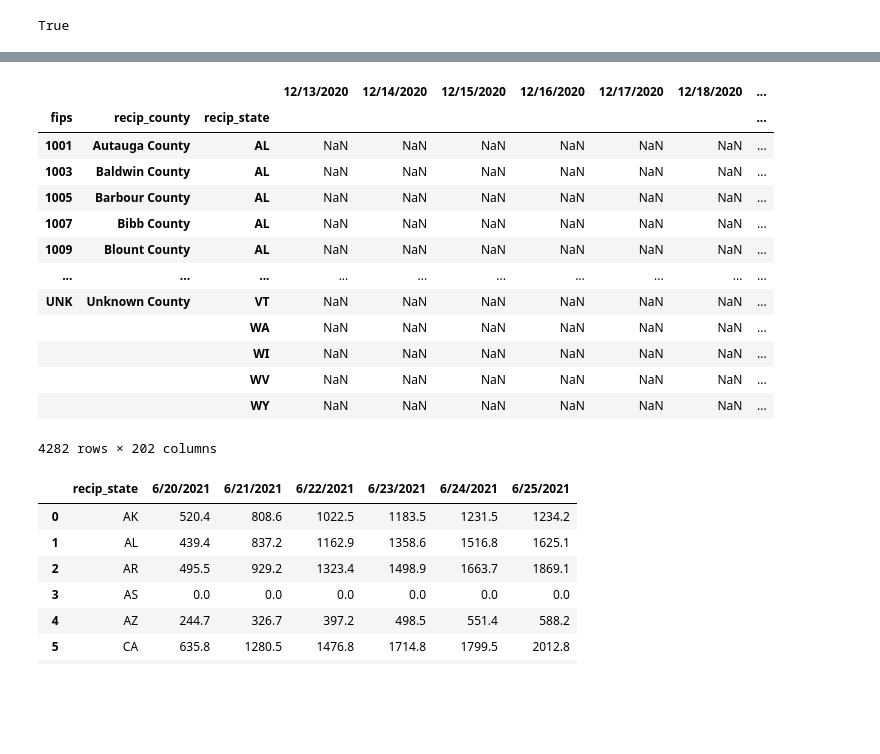
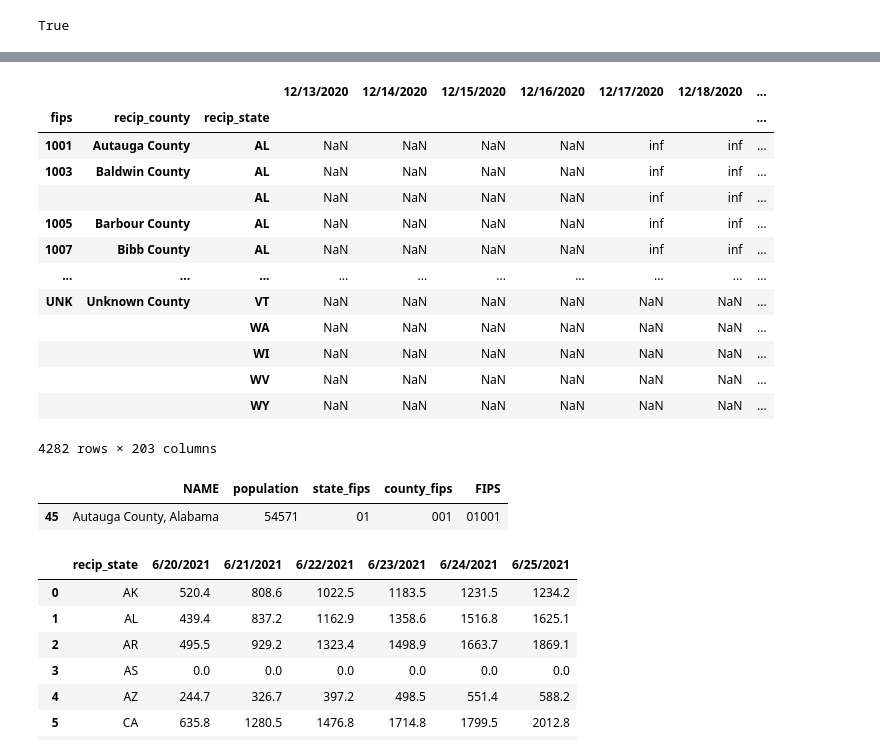
Before and after one commit to mcdomx/marks-covid-tracker, a Jupyter notebook: tracker/notebooks/tracker_notebook.ipynb, the cells around one changed output, grey strips where cells are left out. Cells and saved outputs as stored; diff of their text form; code cells hidden in the pictures; blank space fills up the shorter version.

Commit message:
vax data notebook update

```diff
--- a/tracker/notebooks/tracker_notebook.ipynb
+++ b/tracker/notebooks/tracker_notebook.ipynb
@@ -164,3 +164,5 @@ FILE_PATH_VAXDATA = os.path.join('..', 'covid_tracker', 'data', 'vaccinations')
 os.path.isdir(FILE_PATH_VAXDATA)
 # %% [output]
 True
+# %%
+c = Census(os.getenv("CENSUS_API_KEY"), year=2010)
@@ -348,4 +435,4 @@ class Vax_Data:
 
         return _df
 # %%
-vd = Vax_Data()
+vd = Vax_Data(verbose=True)
@@ -355,17 +500,18 @@ _yes = vd.get_df('series_complete_yes', detailed=True)
 # %%
-(_yes/_pct).round(decimals=0)
+# calculation population
+(_yes/_pct).round(decimals=0).fillna(method='bfill')
 # %% [output]
 |  |  |  | 12/13/2020 | 12/14/2020 | 12/15/2020 | 12/16/2020 | 12/17/2020 | 12/18/2020 | ... |
 | fips | recip_county | recip_state |  |  |  |  |  |  | ... |
-| 1001 | Autauga County | AL | NaN | NaN | NaN | NaN | NaN | NaN | ... |
-| 1003 | Baldwin County | AL | NaN | NaN | NaN | NaN | NaN | NaN | ... |
-| 1005 | Barbour County | AL | NaN | NaN | NaN | NaN | NaN | NaN | ... |
-| 1007 | Bibb County | AL | NaN | NaN | NaN | NaN | NaN | NaN | ... |
-| 1009 | Blount County | AL | NaN | NaN | NaN | NaN | NaN | NaN | ... |
+| 1001 | Autauga County | AL | NaN | NaN | NaN | NaN | inf | inf | ... |
+| 1003 | Baldwin County | AL | NaN | NaN | NaN | NaN | inf | inf | ... |
+|  |  | AL | NaN | NaN | NaN | NaN | inf | inf | ... |
+| 1005 | Barbour County | AL | NaN | NaN | NaN | NaN | inf | inf | ... |
+| 1007 | Bibb County | AL | NaN | NaN | NaN | NaN | inf | inf | ... |
 | ... | ... | ... | ... | ... | ... | ... | ... | ... | ... |
 | UNK | Unknown County | VT | NaN | NaN | NaN | NaN | NaN | NaN | ... |
 |  |  | WA | NaN | NaN | NaN | NaN | NaN | NaN | ... |
 |  |  | WI | NaN | NaN | NaN | NaN | NaN | NaN | ... |
 |  |  | WV | NaN | NaN | NaN | NaN | NaN | NaN | ... |
 |  |  | WY | NaN | NaN | NaN | NaN | NaN | NaN | ... |
-4282 rows × 202 columns
+4282 rows × 203 columns
@@ -372,3 +520,8 @@ _yes = vd.get_df('series_complete_yes', detailed=True)
+# %%
+pop[pop['FIPS']=='01001']
+# %% [output]
+|  | NAME | population | state_fips | county_fips | FIPS |
+| 45 | Autauga County, Alabama | 54571 | 01 | 001 | 01001 |
 # %%
 vax_df.groupby(by='recip_state').sum().reset_index()
 # %% [output]
```
Also changed, not shown: parts of 12 cells of this notebook, 19 other files.
